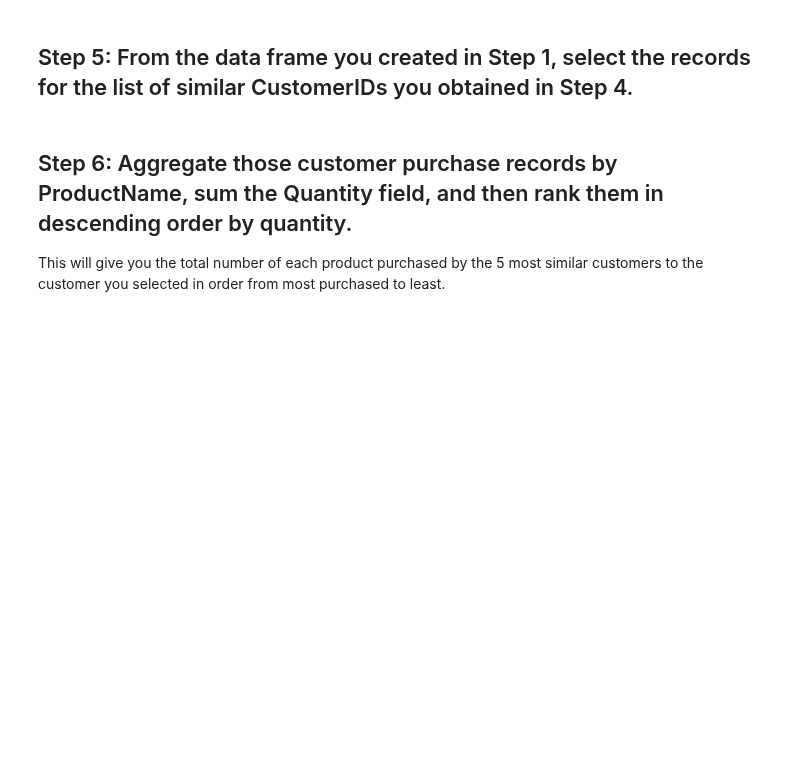
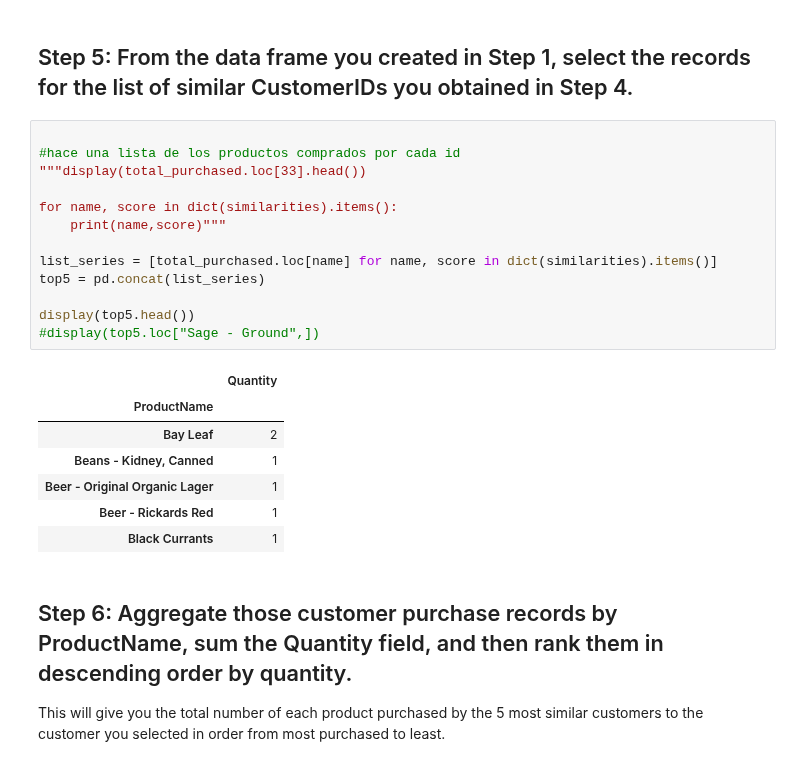
Before and after one commit to ironhack-datalabs/datamad0819, a Jupyter notebook: module-2/lab-intro-recommender-systems/your-code/main.ipynb, the cells around one changed output. Cells and saved outputs as stored; diff of their text form; blank space fills up the shorter version.

```diff
--- a/module-2/lab-intro-recommender-systems/your-code/main.ipynb
+++ b/module-2/lab-intro-recommender-systems/your-code/main.ipynb
@@ -153,5 +114,26 @@ Name: 33, Length: 999, dtype: float64
 # %% [markdown]
 ## Step 5: From the data frame you created in Step 1, select the records for the list of similar CustomerIDs you obtained in Step 4.
+# %%
+
+#hace una lista de los productos comprados por cada id
+"""display(total_purchased.loc[33].head())
+
+for name, score in dict(similarities).items():
+    print(name,score)"""
+
+list_series = [total_purchased.loc[name] for name, score in dict(similarities).items()]
+top5 = pd.concat(list_series)
+
+display(top5.head())
+#display(top5.loc["Sage - Ground",])
+# %% [output]
+|  | Quantity |
+| ProductName |  |
+| Bay Leaf | 2 |
+| Beans - Kidney, Canned | 1 |
+| Beer - Original Organic Lager | 1 |
+| Beer - Rickards Red | 1 |
+| Black Currants | 1 |
 # %% [markdown]
 ## Step 6: Aggregate those customer purchase records by ProductName, sum the Quantity field, and then rank them in descending order by quantity.
 
```
Also changed, not shown: parts of 9 cells of this notebook.
